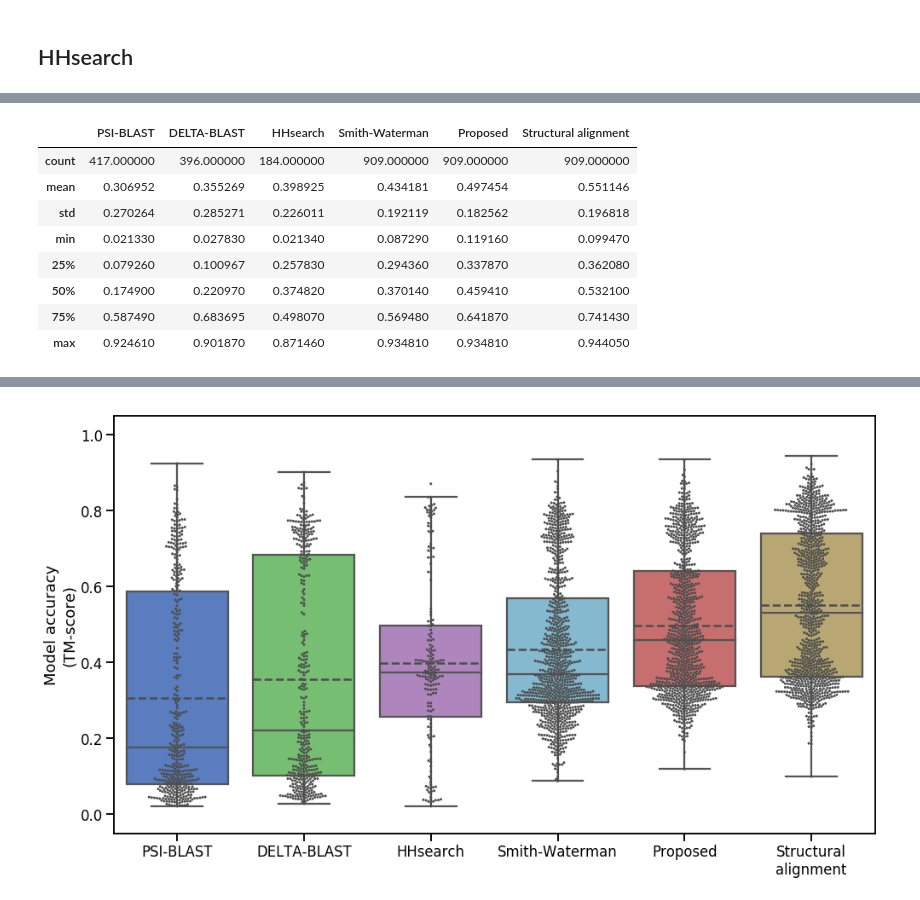
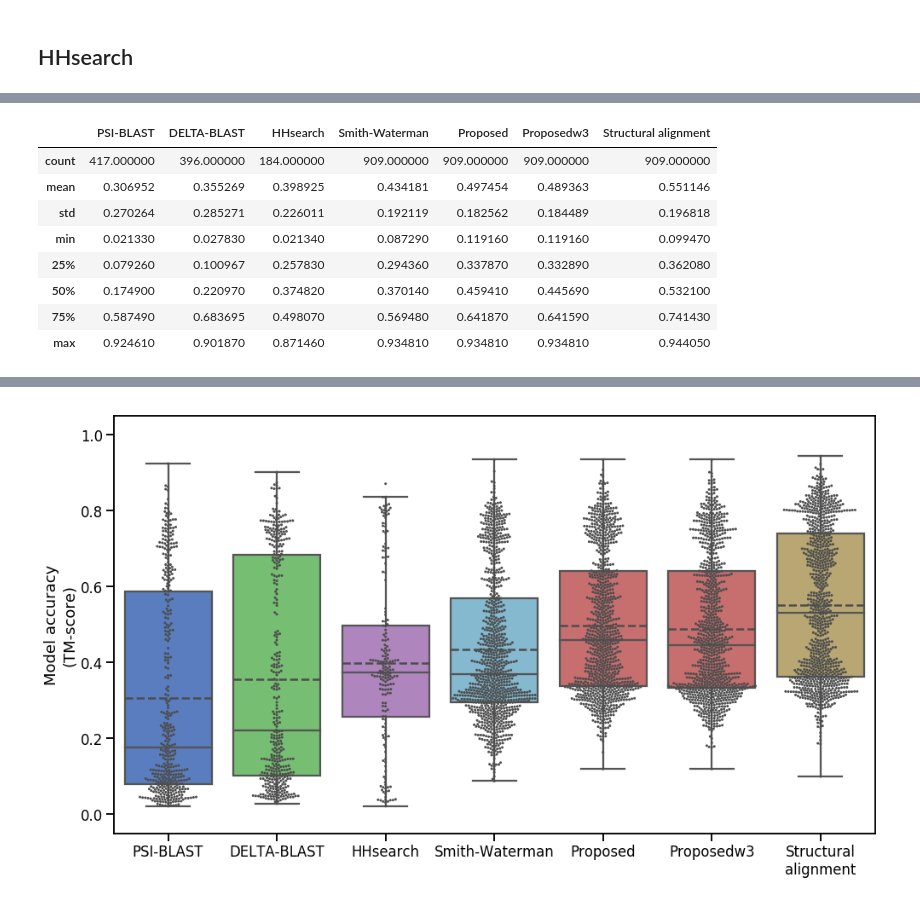
Before and after one commit to shuichiro-makigaki/exmachina, a Jupyter notebook: contrib/evaluation.ipynb, the cells around one changed output, grey strips where cells are left out. Saved outputs shown, nothing was run; the diff lists cells and outputs as text; code cells hidden in the pictures.

```diff
--- a/contrib/evaluation.ipynb
+++ b/contrib/evaluation.ipynb
@@ -241,6 +241,7 @@ for query in tqdm(test_domain):
 # %% [output]
 [interactive output not drawn]
 # %%
+%%time
 %matplotlib inline
 
 from datetime import datetime
@@ -265,6 +266,7 @@ pal = seaborn.color_palette([
     (0.7058823529411765, 0.48627450980392156, 0.7803921568627451), # HHsearch
     (0.4666666666666667, 0.7450980392156863, 0.8588235294117647), # SW
     (0.8392156862745098, 0.37254901960784315, 0.37254901960784315), # Proposed
+    (0.8392156862745098, 0.37254901960784315, 0.37254901960784315), # Proposedw3
     (0.7686274509803922, 0.6784313725490196, 0.4), # TM-align
 ])
 scop_root = Scop(dir_path='../data/train', version='1.75')
@@ -312,8 +314,17 @@ for query in tqdm(test_domain):
         result_d[key].append(tmalign.tmscore[1])
     key = 'Proposed'
     result_d.setdefault(key, [])
-    for template in [_ for _ in templates if Path(f'../results/flann19_scop40_logscore_tmscore0.5_window5_ratio0.1_nn1000_open0.1_extend0.01/{query}/{_}.pdb').exists()]:
-        tmalign = TMalignCommandLine(f'../results/flann19_scop40_logscore_tmscore0.5_window5_ratio0.1_nn1000_open0.1_extend0.01/{query}/{template}.pdb',
+    for template in [_ for _ in templates if Path(f'../data/results/flann19_scop40_logscore_tmscore0.5_window5_ratio0.1_nn1000_open0.1_extend0.01/{query}/{_}.pdb').exists()]:
+        tmalign = TMalignCommandLine(f'../data/results/flann19_scop40_logscore_tmscore0.5_window5_ratio0.1_nn1000_open0.1_extend0.01/{query}/{template}.pdb',
+                                     f'../data/train/pdbstyle-1.75/{query[2:4]}/{query}.ent')
+        tmalign.run()
+        if tmalign.tmscore is None:
+            continue
+        result_d[key].append(tmalign.tmscore[1])
+    key = 'Proposedw3'
+    result_d.setdefault(key, [])
+    for template in [_ for _ in templates if Path(f'../results/flann19_scop40_logscore_tmscore0.5_window3_ratio0.1_nn1000_open0.1_extend0.01/{query}/{_}.pdb').exists()]:
+        tmalign = TMalignCommandLine(f'../results/flann19_scop40_logscore_tmscore0.5_window3_ratio0.1_nn1000_open0.1_extend0.01/{query}/{template}.pdb',
                                      f'../data/train/pdbstyle-1.75/{query[2:4]}/{query}.ent')
         tmalign.run()
         if tmalign.tmscore is None:
@@ -344,12 +355,12 @@ seaborn.swarmplot(data=result_df, ax=ax, color='.3', size=3, linewidth=0)
 fig.savefig('boxplot_domain_pairs_tmscore.pdf', bbox_inches='tight', pad_inches = 0) # 4min
 # %% [output]
 [interactive output not drawn]
-|  | PSI-BLAST | DELTA-BLAST | HHsearch | Smith-Waterman | Proposed | Structural alignment |
-| count | 417.000000 | 396.000000 | 184.000000 | 909.000000 | 909.000000 | 909.000000 |
-| mean | 0.306952 | 0.355269 | 0.398925 | 0.434181 | 0.497454 | 0.551146 |
-| std | 0.270264 | 0.285271 | 0.226011 | 0.192119 | 0.182562 | 0.196818 |
-| min | 0.021330 | 0.027830 | 0.021340 | 0.087290 | 0.119160 | 0.099470 |
-| 25% | 0.079260 | 0.100967 | 0.257830 | 0.294360 | 0.337870 | 0.362080 |
-| 50% | 0.174900 | 0.220970 | 0.374820 | 0.370140 | 0.459410 | 0.532100 |
-| 75% | 0.587490 | 0.683695 | 0.498070 | 0.569480 | 0.641870 | 0.741430 |
-| max | 0.924610 | 0.901870 | 0.871460 | 0.934810 | 0.934810 | 0.944050 |
+|  | PSI-BLAST | DELTA-BLAST | HHsearch | Smith-Waterman | Proposed | Proposedw3 | Structural alignment |
+| count | 417.000000 | 396.000000 | 184.000000 | 909.000000 | 909.000000 | 909.000000 | 909.000000 |
+| mean | 0.306952 | 0.355269 | 0.398925 | 0.434181 | 0.497454 | 0.489363 | 0.551146 |
+| std | 0.270264 | 0.285271 | 0.226011 | 0.192119 | 0.182562 | 0.184489 | 0.196818 |
+| min | 0.021330 | 0.027830 | 0.021340 | 0.087290 | 0.119160 | 0.119160 | 0.099470 |
+| 25% | 0.079260 | 0.100967 | 0.257830 | 0.294360 | 0.337870 | 0.332890 | 0.362080 |
+| 50% | 0.174900 | 0.220970 | 0.374820 | 0.370140 | 0.459410 | 0.445690 | 0.532100 |
+| 75% | 0.587490 | 0.683695 | 0.498070 | 0.569480 | 0.641870 | 0.641590 | 0.741430 |
+| max | 0.924610 | 0.901870 | 0.871460 | 0.934810 | 0.934810 | 0.934810 | 0.944050 |
@@ -356 +369 @@ fig.savefig('boxplot_domain_pairs_tmscore.pdf', bbox_inches='tight', pad_inches
-[figure, old version]
+[figure, new version]
```
Also changed, not shown: parts of 1 cell of this notebook, 4 other files.
